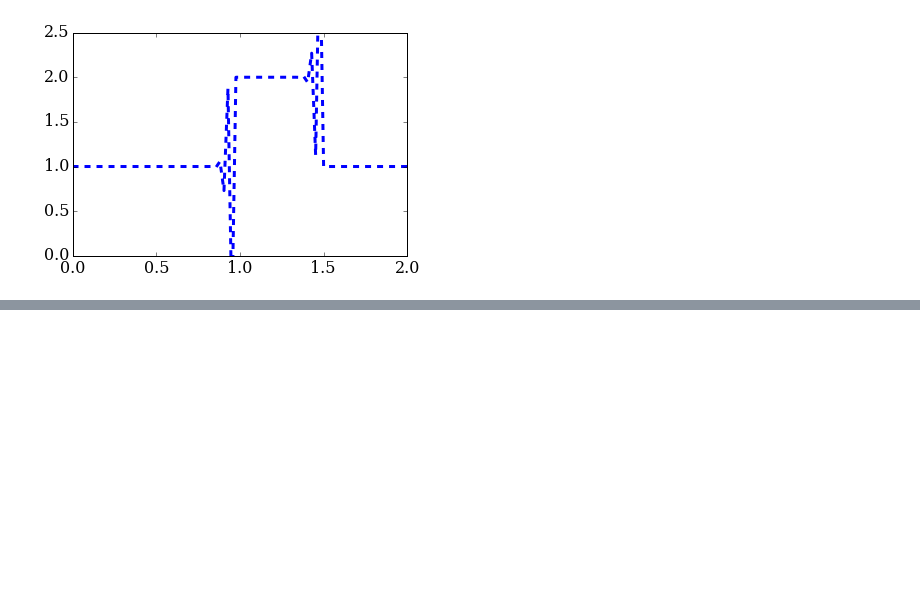
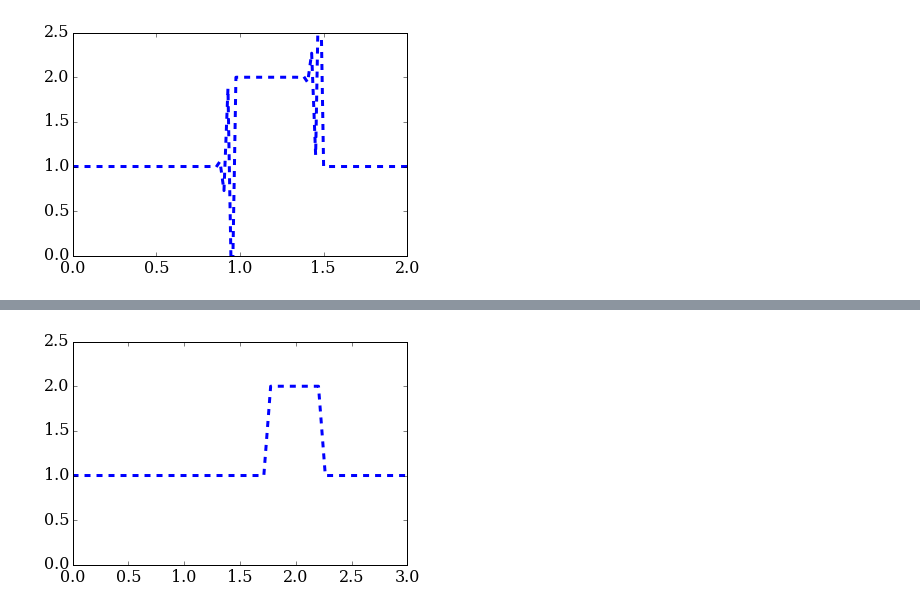
Before and after one commit to rbds/Numerical_Methods_working_folder, a Jupyter notebook: lessons/02_spacetime/02_02_Stability_and_the_CFL_condition_solutions.ipynb, the cells around one changed output, grey strips where cells are left out. Saved outputs shown, nothing was run; the diff lists cells and outputs as text; code cells hidden in the pictures; blank space fills up the shorter version.

```diff
--- a/lessons/02_spacetime/02_02_Stability_and_the_CFL_condition_solutions.ipynb
+++ b/lessons/02_spacetime/02_02_Stability_and_the_CFL_condition_solutions.ipynb
@@ -104,0 +101,4 @@ linearconv(85)
+# %%
+linearconv(50, 1.0)
+# %% [output]
+[figure, added]
```
Also changed, not shown: parts of 4 cells of this notebook, 2 other files.
